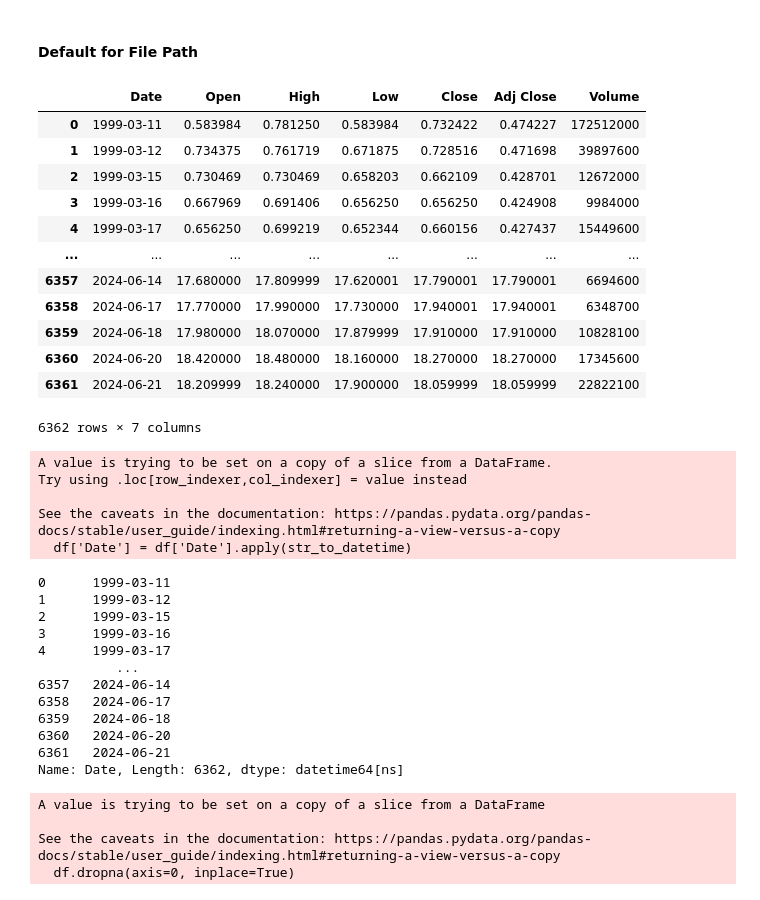
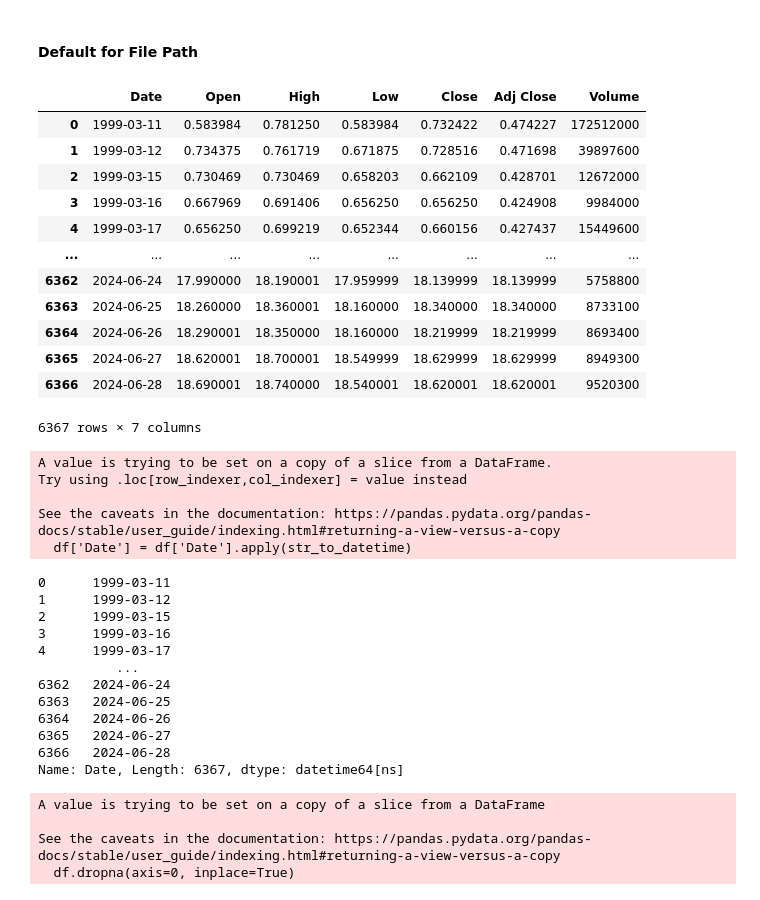
Before and after one commit to nilayjain12/Stock-Price-Prediction, a Jupyter notebook: notebooks/Stock_Prediction_V3.ipynb, the cells around one changed output. Cells and saved outputs as stored; diff of their text form; code cells hidden in the pictures.

```diff
--- a/notebooks/Stock_Prediction_V3.ipynb
+++ b/notebooks/Stock_Prediction_V3.ipynb
@@ -14,23 +14,23 @@ spec.loader.exec_module(config)
 # %%
 import pandas as pd
 
-file_path = os.path.join(config.BASE_DIR, 'dataset', 'INFY.csv')
+file_path = os.path.join(config.BASE_DIR, 'dataset', 'preprocessed_data', 'INFY.csv')
 df = pd.read_csv(file_path)
 df
 # %% [output]
 |  | Date | Open | High | Low | Close | Adj Close | Volume |
 | 0 | 1999-03-11 | 0.583984 | 0.781250 | 0.583984 | 0.732422 | 0.474227 | 172512000 |
 | 1 | 1999-03-12 | 0.734375 | 0.761719 | 0.671875 | 0.728516 | 0.471698 | 39897600 |
 | 2 | 1999-03-15 | 0.730469 | 0.730469 | 0.658203 | 0.662109 | 0.428701 | 12672000 |
 | 3 | 1999-03-16 | 0.667969 | 0.691406 | 0.656250 | 0.656250 | 0.424908 | 9984000 |
 | 4 | 1999-03-17 | 0.656250 | 0.699219 | 0.652344 | 0.660156 | 0.427437 | 15449600 |
 | ... | ... | ... | ... | ... | ... | ... | ... |
-| 6357 | 2024-06-14 | 17.680000 | 17.809999 | 17.620001 | 17.790001 | 17.790001 | 6694600 |
-| 6358 | 2024-06-17 | 17.770000 | 17.990000 | 17.730000 | 17.940001 | 17.940001 | 6348700 |
-| 6359 | 2024-06-18 | 17.980000 | 18.070000 | 17.879999 | 17.910000 | 17.910000 | 10828100 |
-| 6360 | 2024-06-20 | 18.420000 | 18.480000 | 18.160000 | 18.270000 | 18.270000 | 17345600 |
-| 6361 | 2024-06-21 | 18.209999 | 18.240000 | 17.900000 | 18.059999 | 18.059999 | 22822100 |
+| 6362 | 2024-06-24 | 17.990000 | 18.190001 | 17.959999 | 18.139999 | 18.139999 | 5758800 |
+| 6363 | 2024-06-25 | 18.260000 | 18.360001 | 18.160000 | 18.340000 | 18.340000 | 8733100 |
+| 6364 | 2024-06-26 | 18.290001 | 18.350000 | 18.160000 | 18.219999 | 18.219999 | 8693400 |
+| 6365 | 2024-06-27 | 18.620001 | 18.700001 | 18.549999 | 18.629999 | 18.629999 | 8949300 |
+| 6366 | 2024-06-28 | 18.690001 | 18.740000 | 18.540001 | 18.620001 | 18.620001 | 9520300 |
-6362 rows × 7 columns
+6367 rows × 7 columns
 # %%
 df = df[['Date', 'Open', 'High', 'Low', 'Close']]
 # to convert date from string to datetime
@@ -55,12 +55,12 @@ See the caveats in the documentation: https://pandas.pydata.org/pandas-docs/stab
 3      1999-03-16
 4      1999-03-17
           ...
-6357   2024-06-14
-6358   2024-06-17
-6359   2024-06-18
-6360   2024-06-20
-6361   2024-06-21
-Name: Date, Length: 6362, dtype: datetime64[ns]
+6362   2024-06-24
+6363   2024-06-25
+6364   2024-06-26
+6365   2024-06-27
+6366   2024-06-28
+Name: Date, Length: 6367, dtype: datetime64[ns]
 # %%
 df.index = df.pop('Date')
 # Assuming df is your DataFrame
```
Also changed, not shown: parts of 11 cells of this notebook, 18 other files.
